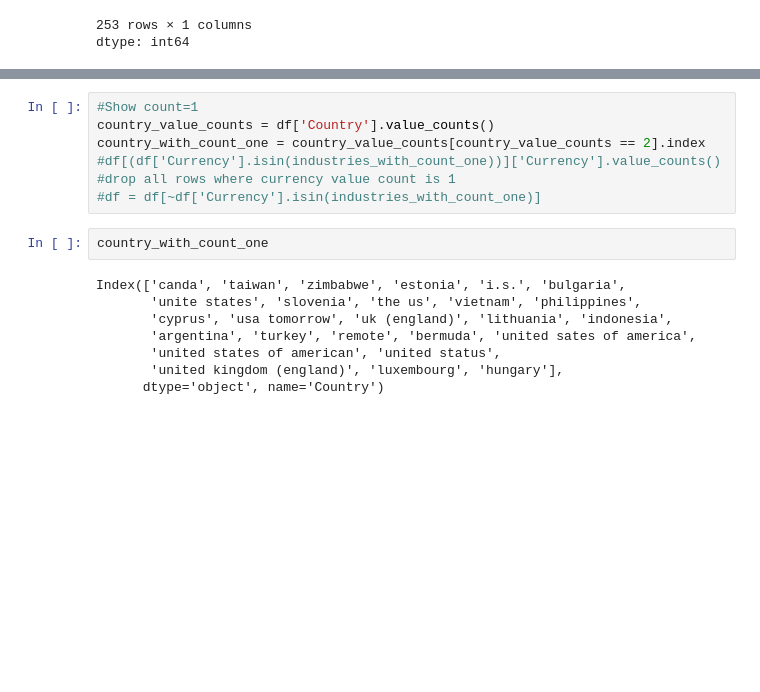
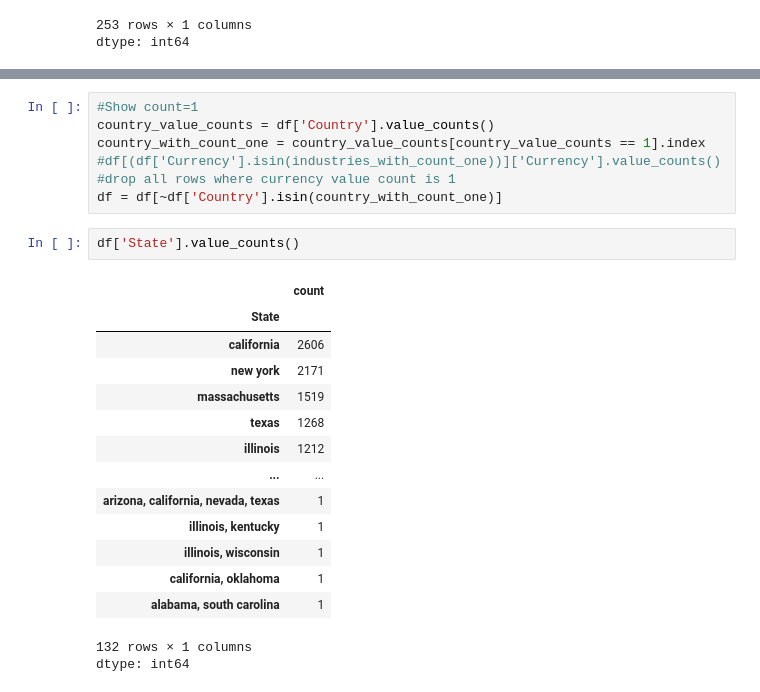
Before and after one commit to hamydang16/Data-Analysis, a Jupyter notebook: Data_cleaning.ipynb, the cells around one changed output, grey strips where cells are left out. Saved outputs shown, nothing was run; the diff lists cells and outputs as text; blank space fills up the shorter version.

```diff
--- a/Data_cleaning.ipynb
+++ b/Data_cleaning.ipynb
@@ -362,17 +427,25 @@ df['Country'] = df['Country'].str.strip()
 # %%
 #Show count=1
 country_value_counts = df['Country'].value_counts()
-country_with_count_one = country_value_counts[country_value_counts == 2].index
+country_with_count_one = country_value_counts[country_value_counts == 1].index
 #df[(df['Currency'].isin(industries_with_count_one))]['Currency'].value_counts()
 #drop all rows where currency value count is 1
-#df = df[~df['Currency'].isin(industries_with_count_one)]
+df = df[~df['Country'].isin(country_with_count_one)]
-# %%
-country_with_count_one
-# %% [output]
-Index(['canda', 'taiwan', 'zimbabwe', 'estonia', 'i.s.', 'bulgaria',
-       'unite states', 'slovenia', 'the us', 'vietnam', 'philippines',
-       'cyprus', 'usa tomorrow', 'uk (england)', 'lithuania', 'indonesia',
-       'argentina', 'turkey', 'remote', 'bermuda', 'united sates of america',
-       'united states of american', 'united status',
-       'united kingdom (england)', 'luxembourg', 'hungary'],
-      dtype='object', name='Country')
+# %%
+df['State'].value_counts()
+# %% [output]
+|  | count |
+| State |  |
+| california | 2606 |
+| new york | 2171 |
+| massachusetts | 1519 |
+| texas | 1268 |
+| illinois | 1212 |
+| ... | ... |
+| arizona, california, nevada, texas | 1 |
+| illinois, kentucky | 1 |
+| illinois, wisconsin | 1 |
+| california, oklahoma | 1 |
+| alabama, south carolina | 1 |
+132 rows × 1 columns
+dtype: int64
```
Also changed, not shown: parts of 17 cells of this notebook.
